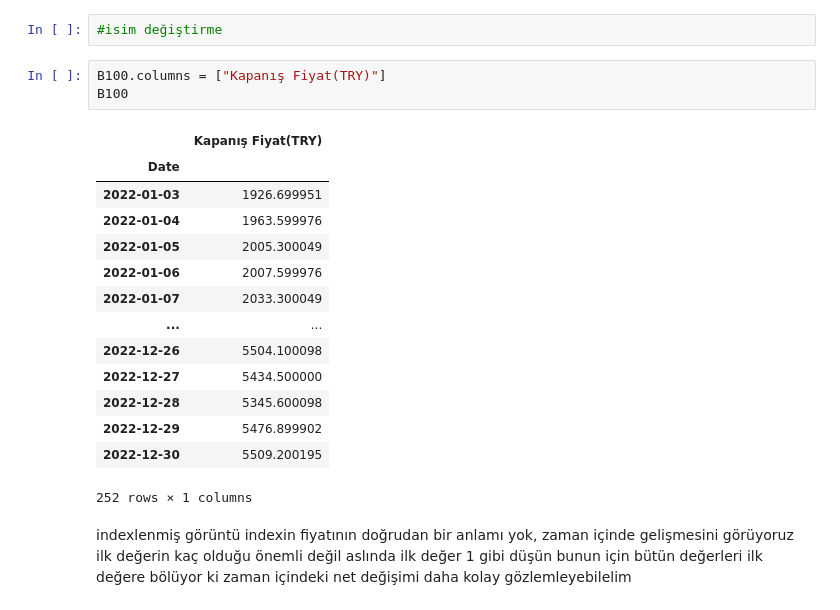
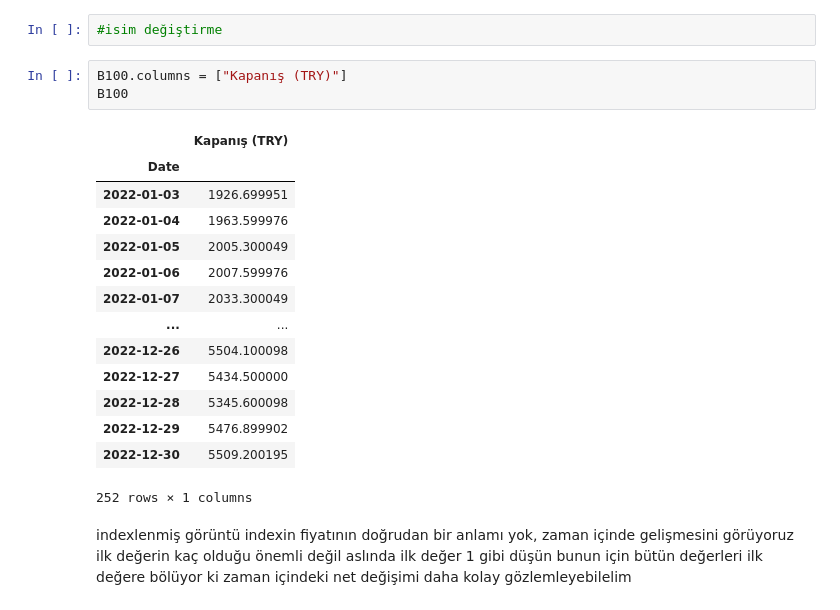
Before and after one commit to zeynepguney/GMKA_Zeynep_Guney, a Jupyter notebook: DersNotlari.ipynb, the cells around one changed output. Saved outputs shown, nothing was run; the diff lists cells and outputs as text.

```diff
--- a/DersNotlari.ipynb
+++ b/DersNotlari.ipynb
@@ -151,10 +154,10 @@ B100
 # %%
 #isim değiştirme
 # %%
-B100.columns = ["Kapanış Fiyat(TRY)"]
+B100.columns = ["Kapanış (TRY)"]
 B100
 # %% [output]
-|  | Kapanış Fiyat(TRY) |
+|  | Kapanış (TRY) |
 | Date |  |
 | 2022-01-03 | 1926.699951 |
 | 2022-01-04 | 1963.599976 |
```
Also changed, not shown: parts of 30 cells of this notebook.
